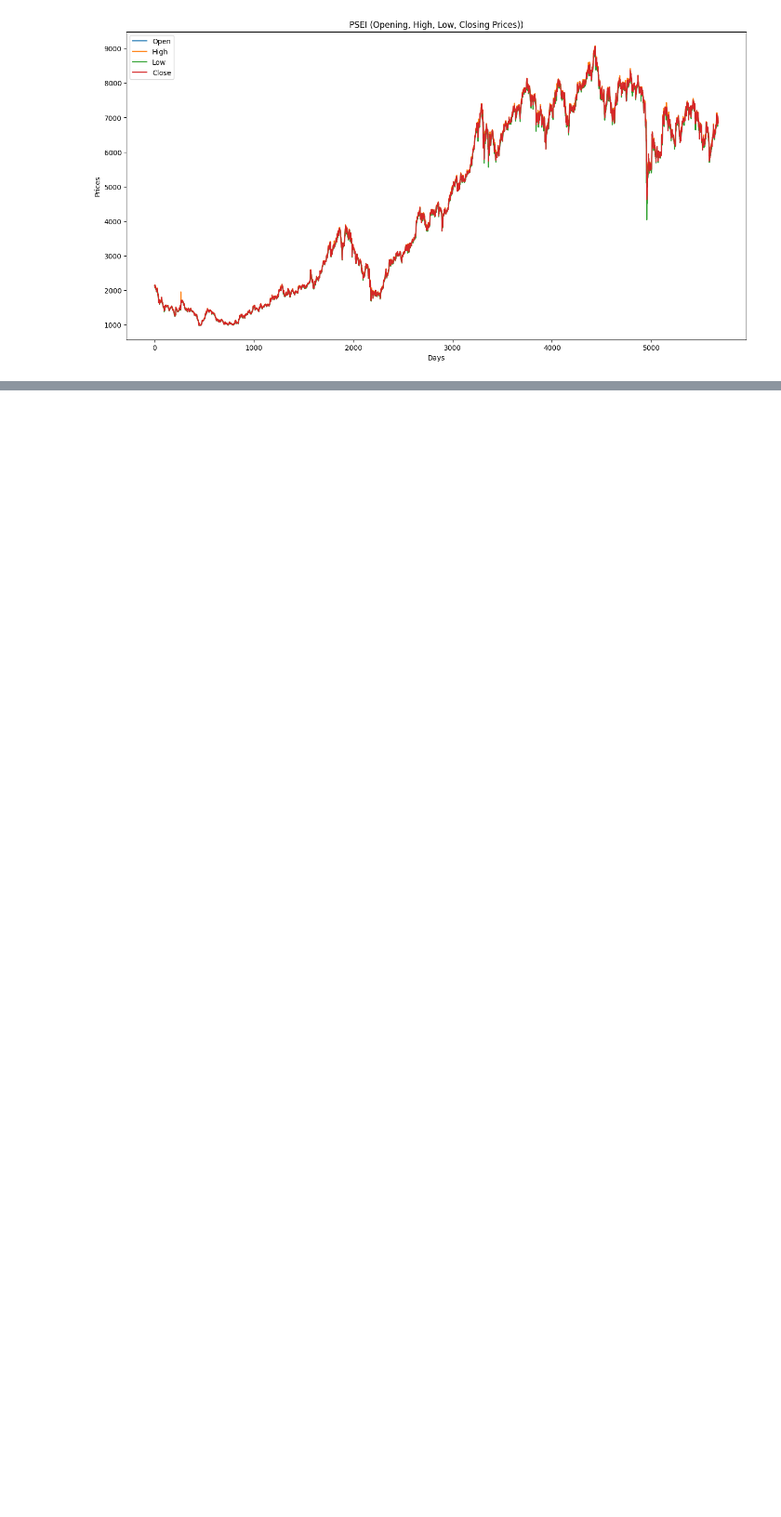
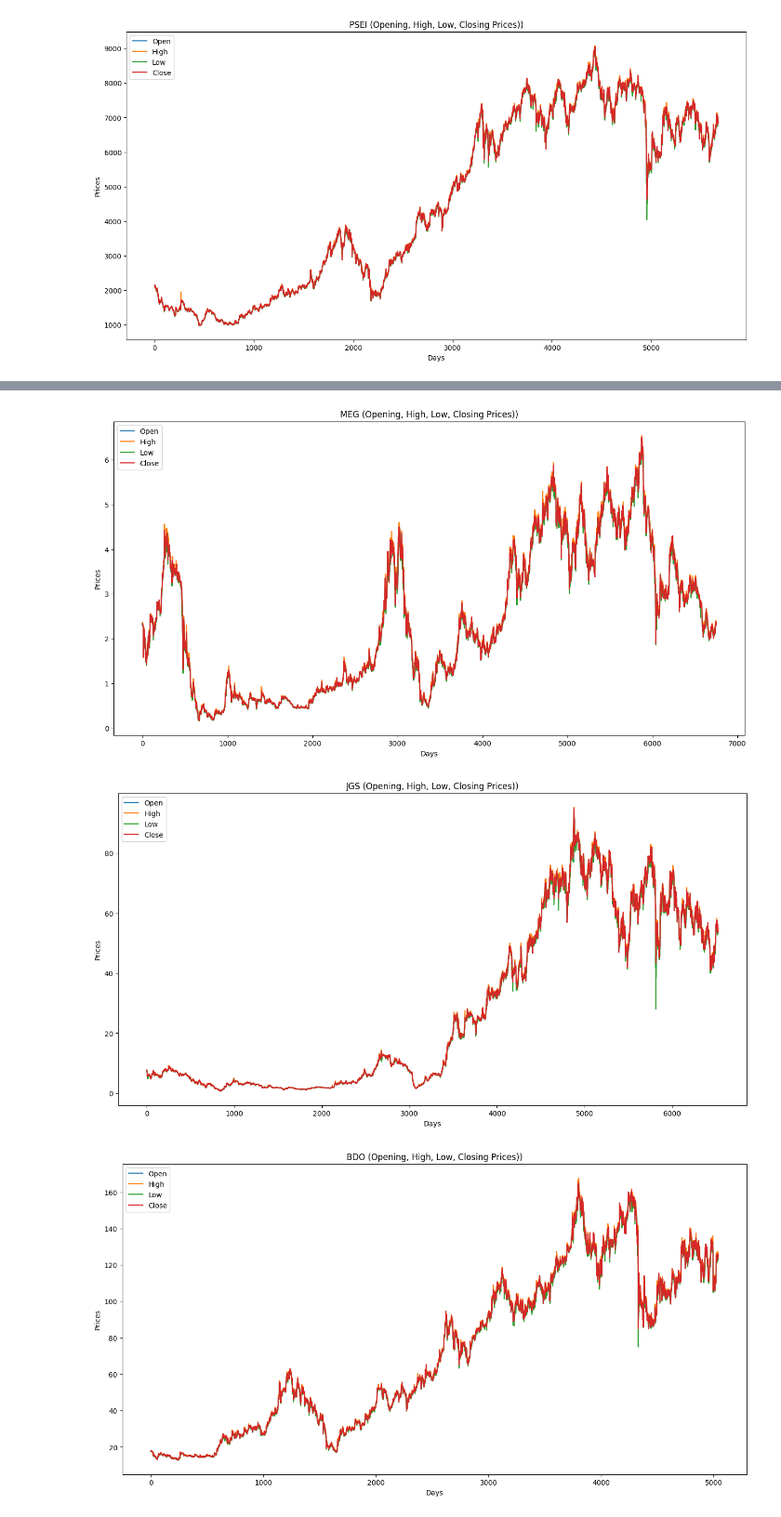
Before and after one commit to GravitonXD/OLARTE_SP, a Jupyter notebook: DeepLearningModel/pp_exploration.ipynb, the cells around one changed output, grey strips where cells are left out. Shown at 93% size. Cells and saved outputs as stored; diff of their text form; code cells hidden in the pictures; blank space fills up the shorter version.

```diff
--- a/DeepLearningModel/pp_exploration.ipynb
+++ b/DeepLearningModel/pp_exploration.ipynb
@@ -112,0 +115,22 @@ plt.show()
+# %%
+symbols = ["MEG","JGS","BDO","ICT","ALI","TEL","GLO", "BLOOM", "RLC",
+"MER", "AC", "PGOLD", "LTG", "MPI", "AP", "RRHI", "URC", "FGEN"]
+# %%
+for stock in symbols:
+    df_stock = pd.read_csv(f"data/{stock}.csv")
+    print(f"Description of Stock: {stock}")
+    df_stock.describe()
+    plt.figure(figsize=(16,8))
+    plt.title(f'{stock} (Opening, High, Low, Closing Prices))')
+    plt.xlabel('Days')
+    plt.ylabel('Prices')
+    plt.plot(df_stock['Open'])
+    plt.plot(df_stock['High'])
+    plt.plot(df_stock['Low'])
+    plt.plot(df_stock['Close'])
+    plt.legend(['Open', 'High', 'Low', 'Close'], loc='upper left')
+    plt.show()
+# %% [output]
+[figure, added]
+[figure, added]
+[figure, added]
```
Also changed, not shown: parts of 2 cells of this notebook, 6 other files.
